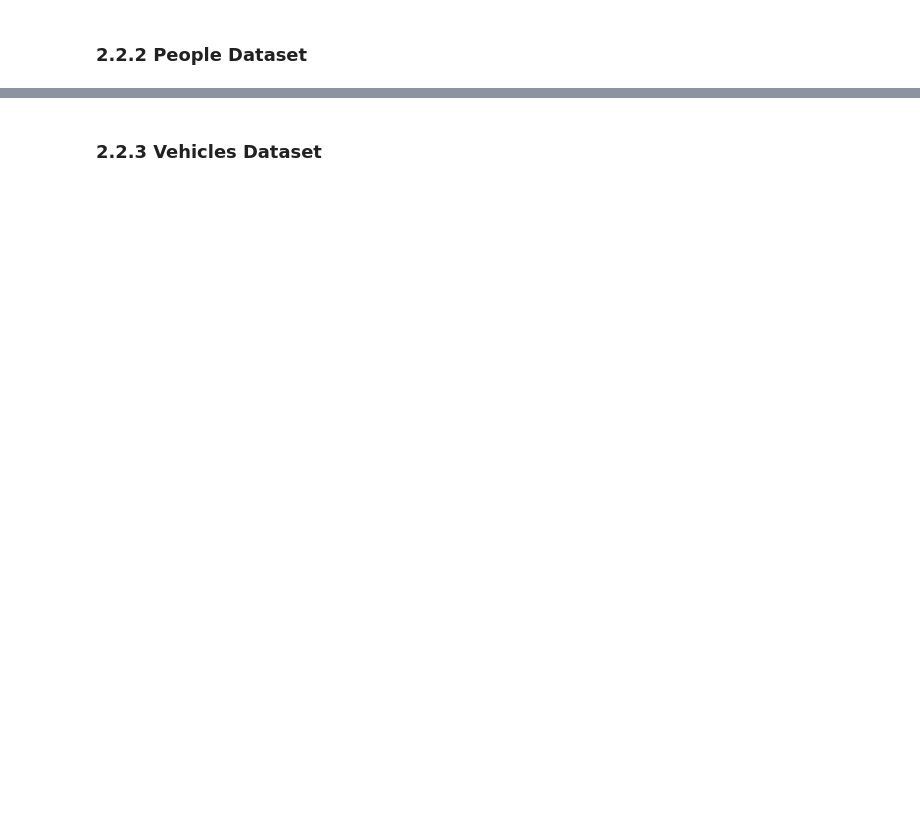
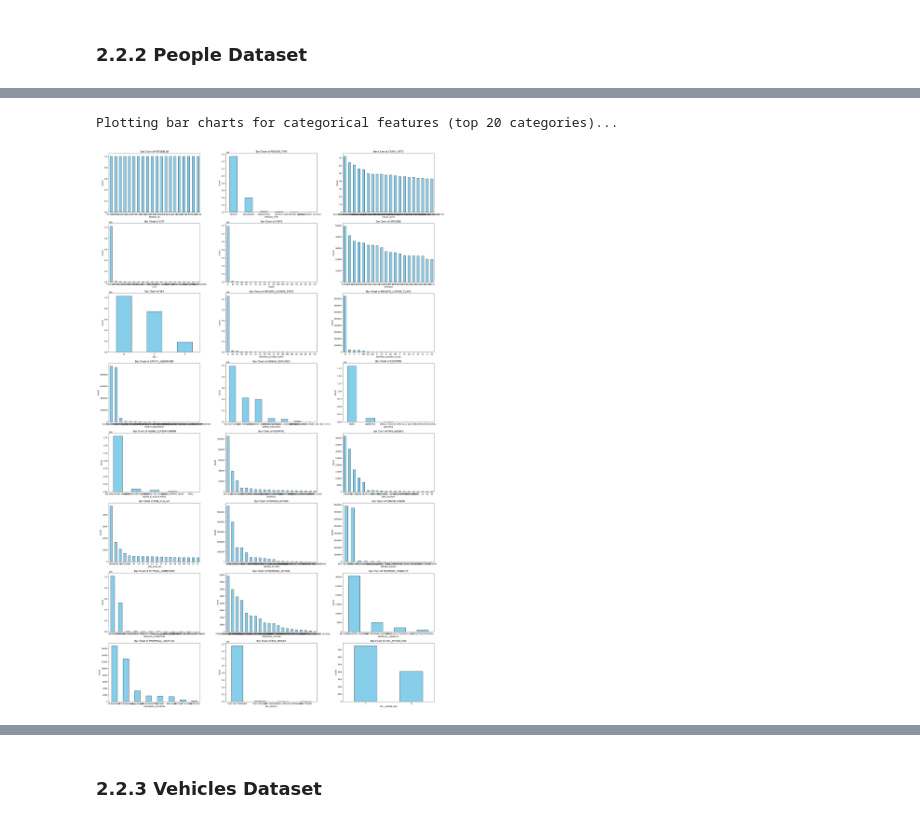
Before and after one commit to ckucewicz/traffic_crash_prediction, a Jupyter notebook: notebook.ipynb, the cells around one changed output, grey strips where cells are left out. Saved outputs shown, nothing was run; the diff lists cells and outputs as text; code cells hidden in the pictures; blank space fills up the shorter version.

```diff
--- a/notebook.ipynb
+++ b/notebook.ipynb
@@ -289,0 +251,31 @@ def dataset_understanding(dataset_path, date_col=None):
+# %%
+def plot_bar_charts(df):
+
+    """
+    Plots bar charts for categorical features in the dataset.
+
+    Parameters:
+    df (pandas.DataFrame): The dataset to plot bar charts for.
+    """
+
+    categorical_cols = [col for col in df.select_dtypes(include='object').columns if col != 'CRASH_RECORD_ID']
+    print("Plotting bar charts for categorical features (top 20 categories)...\n")
+    n_cols = 3
+    n_rows = math.ceil(len(categorical_cols) / n_cols)
+    fig, axes = plt.subplots(n_rows, n_cols, figsize=(25, n_rows * 5))
+    axes = axes.flatten()
+
+    for i, col in enumerate(categorical_cols):
+        ax = axes[i]
+        top_categories = df[col].value_counts().head(20)
+        top_categories.plot(kind='bar', ax=ax, color='skyblue', edgecolor='black')
+        ax.set_title(f'Bar Chart of {col}')
+        ax.set_xlabel(col)
+        ax.set_ylabel('Count')
+        ax.tick_params(axis='x', rotation=0)
+
+    for j in range(len(categorical_cols), len(axes)):
+        fig.delaxes(axes[j])
+
+    plt.tight_layout()
+    plt.show()
@@ -351,0 +427,5 @@ Latest CRASH_DATE: 2024-12-14 00:08:00
+# %%
+plot_bar_charts(people_df)
+# %% [output]
+Plotting bar charts for categorical features (top 20 categories)...
+[figure, added]
```
Also changed, not shown: parts of 41 cells of this notebook.
